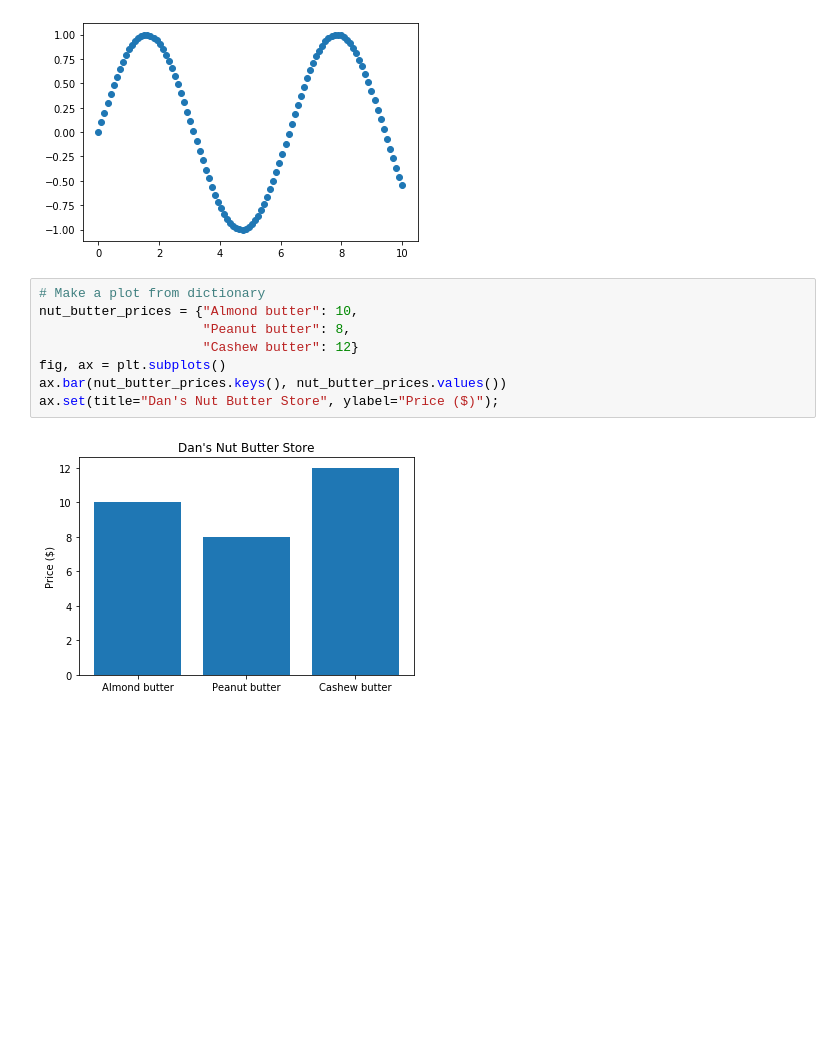
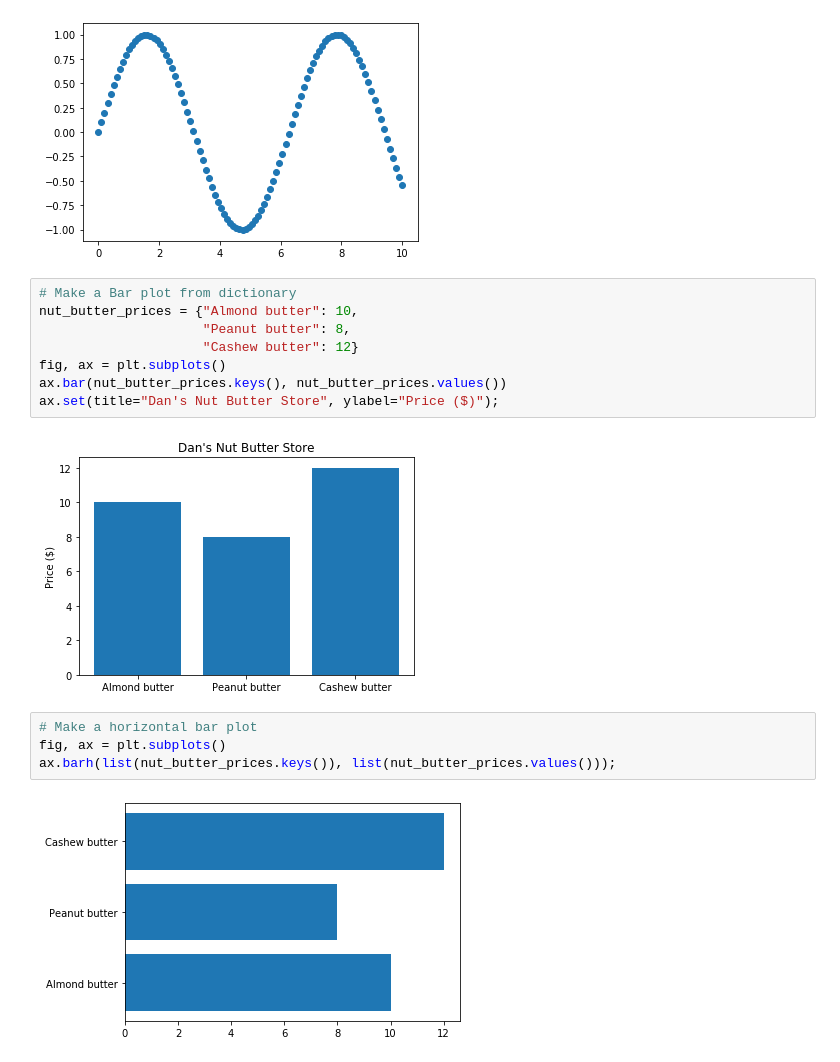
Before and after one commit to chesterheng/machinelearning-datascience, a Jupyter notebook: sample-project/introduction-to-matplotlib.ipynb, the cells around one changed output. Saved outputs shown, nothing was run; the diff lists cells and outputs as text; blank space fills up the shorter version.

Commit message:
80. Histograms And Subplots

```diff
--- a/sample-project/introduction-to-matplotlib.ipynb
+++ b/sample-project/introduction-to-matplotlib.ipynb
@@ -123,7 +123,7 @@ ax.scatter(x, np.sin(x));
 # %% [output]
 [figure]
 # %%
-# Make a plot from dictionary
+# Make a Bar plot from dictionary
 nut_butter_prices = {"Almond butter": 10,
                      "Peanut butter": 8,
                      "Cashew butter": 12}
@@ -132,3 +132,9 @@ ax.bar(nut_butter_prices.keys(), nut_butter_prices.values())
 ax.set(title="Dan's Nut Butter Store", ylabel="Price ($)");
 # %% [output]
 [figure]
+# %%
+# Make a horizontal bar plot
+fig, ax = plt.subplots()
+ax.barh(list(nut_butter_prices.keys()), list(nut_butter_prices.values()));
+# %% [output]
+[figure, added]
```
Also changed, not shown: parts of 5 cells of this notebook, 1 other file.
